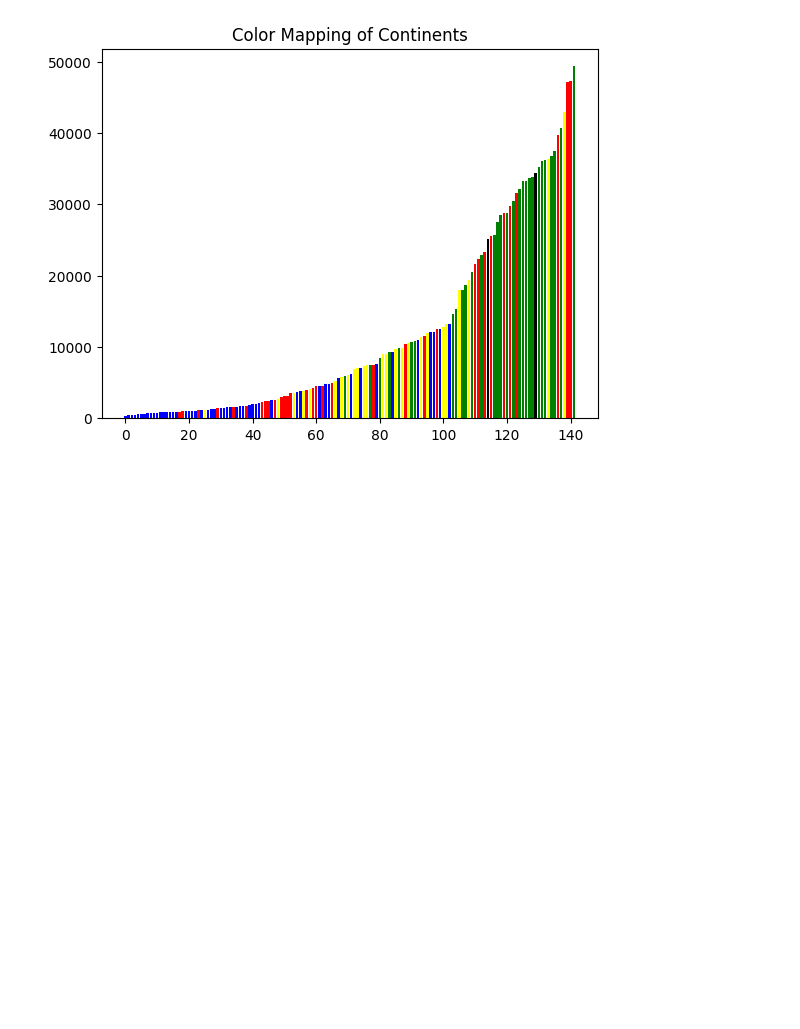
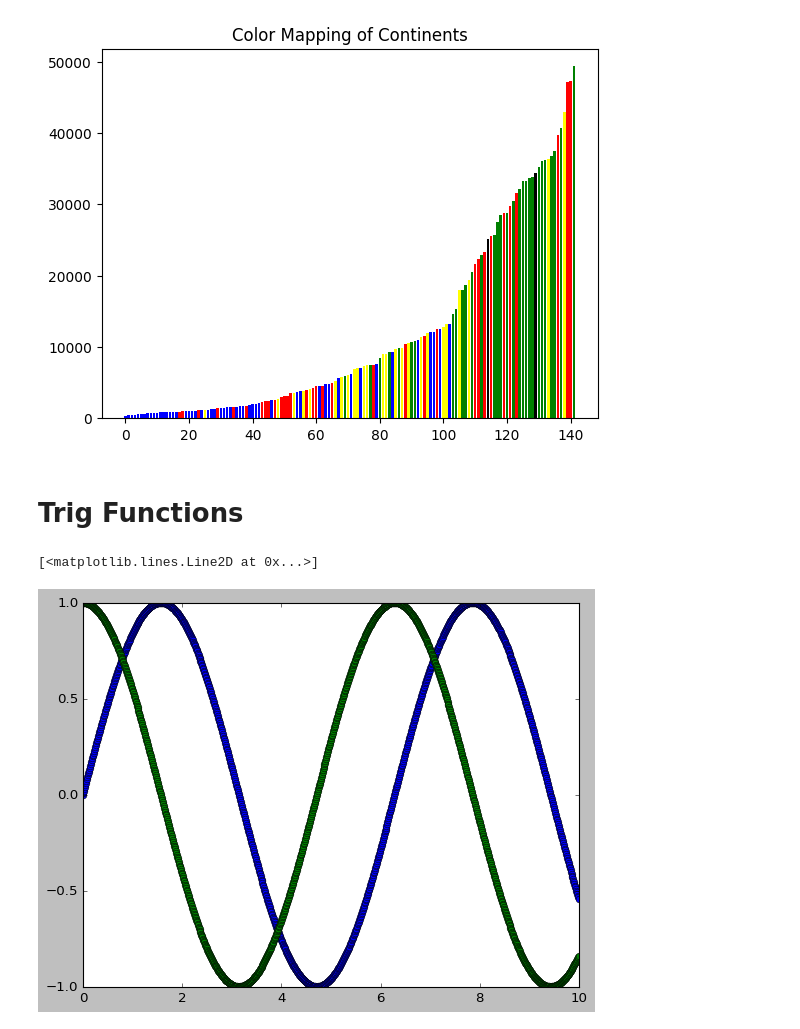
Before and after one commit to codingCells/Resources, a Jupyter notebook: refVisualization.ipynb, the cells around one changed output. Drawn from its saved outputs; the diff is of its cells as text; code cells hidden in the pictures; blank space fills up the shorter version.

```diff
--- a/refVisualization.ipynb
+++ b/refVisualization.ipynb
@@ -1,7 +1,8 @@
 # %%
 import matplotlib.pyplot as plt
+plt.style.use('classic')
+%matplotlib inline
 import numpy as np
-%matplotlib inline
 
 #data values
 year = [1950, 1951, 1952, 1953, 1954, 1955, 1956, 1957, 1958, 1959, 1960, 1961, 1962, 1963, 1964, 1965, 1966, 1967, 1968, 1969, 1970, 1971, 1972, 1973, 1974, 1975, 1976, 1977, 1978, 1979, 1980, 1981, 1982, 1983, 1984, 1985, 1986, 1987, 1988, 1989, 1990, 1991, 1992, 1993, 1994, 1995, 1996, 1997, 1998, 1999, 2000, 2001, 2002, 2003, 2004, 2005, 2006, 2007, 2008, 2009, 2010, 2011, 2012, 2013, 2014, 2015, 2016, 2017, 2018, 2019, 2020, 2021, 2022, 2023, 2024, 2025, 2026, 2027, 2028, 2029, 2030, 2031, 2032, 2033, 2034, 2035, 2036, 2037, 2038, 2039, 2040, 2041, 2042, 2043, 2044, 2045, 2046, 2047, 2048, 2049, 2050, 2051, 2052, 2053, 2054, 2055, 2056, 2057, 2058, 2059, 2060, 2061, 2062, 2063, 2064, 2065, 2066, 2067, 2068, 2069, 2070, 2071, 2072, 2073, 2074, 2075, 2076, 2077, 2078, 2079, 2080, 2081, 2082, 2083, 2084, 2085, 2086, 2087, 2088, 2089, 2090, 2091, 2092, 2093, 2094, 2095, 2096, 2097, 2098, 2099, 2100]
@@ -14,6 +15,7 @@ life_exp = [43.828000000000003, 76.423000000000002, 72.301000000000002, 42.73100
 col = ['red', 'green', 'blue', 'blue', 'yellow', 'black', 'green', 'red', 'red', 'green', 'blue', 'yellow', 'green', 'blue', 'yellow', 'green', 'blue', 'blue', 'red', 'blue', 'yellow', 'blue', 'blue', 'yellow', 'red', 'yellow', 'blue', 'blue', 'blue', 'yellow', 'blue', 'green', 'yellow', 'green', 'green', 'blue', 'yellow', 'yellow', 'blue', 'yellow', 'blue', 'blue', 'blue', 'green', 'green', 'blue', 'blue', 'green', 'blue', 'green', 'yellow', 'blue', 'blue', 'yellow', 'yellow', 'red', 'green', 'green', 'red', 'red', 'red', 'red', 'green', 'red', 'green', 'yellow', 'red', 'red', 'blue', 'red', 'red', 'red', 'red', 'blue', 'blue', 'blue', 'blue', 'blue', 'red', 'blue', 'blue', 'blue', 'yellow', 'red', 'green', 'blue', 'blue', 'red', 'blue', 'red', 'green', 'black', 'yellow', 'blue', 'blue', 'green', 'red', 'red', 'yellow', 'yellow', 'yellow', 'red', 'green', 'green', 'yellow', 'blue', 'green', 'blue', 'blue', 'red', 'blue', 'green', 'blue', 'red', 'green', 'green', 'blue', 'blue', 'green', 'red', 'blue', 'blue', 'green', 'green', 'red', 'red', 'blue', 'red', 'blue', 'yellow', 'blue', 'green', 'blue', 'green', 'yellow', 'yellow', 'yellow', 'red', 'red', 'red', 'blue', 'blue']
 movies = ["Annie Hall", "Ben-Hur", "Casablanca", "Gandhi", "West Side Story"]
 num_oscars = [5, 11, 3, 8, 10]
+x = np.linspace(0,10,1001)
 # %% [markdown]
 # Line Plot
 # %%
@@ -160,3 +162,13 @@ plt.show()
  108 109 110 111 112 113 114 115 116 117 118 119 120 121 122 123 124 125
  126 127 128 129 130 131 132 133 134 135 136 137 138 139 140 141]
 [figure]
+# %% [markdown]
+# Trig Functions
+# %%
+plt.plot(x,np.sin(x), 'bo')
+plt.plot(x,np.cos(x), 'go')
+#plt.plot(x, np.sin(x), 'g:', x, np.cos(x), 'r-')     same as above two lines
+                                                      #abbreviations for colors, markers, and line styles
+# %% [output]
+[<matplotlib.lines.Line2D at 0x...>]
+[figure, added]
```
Also changed, not shown: parts of 4 cells of this notebook.
